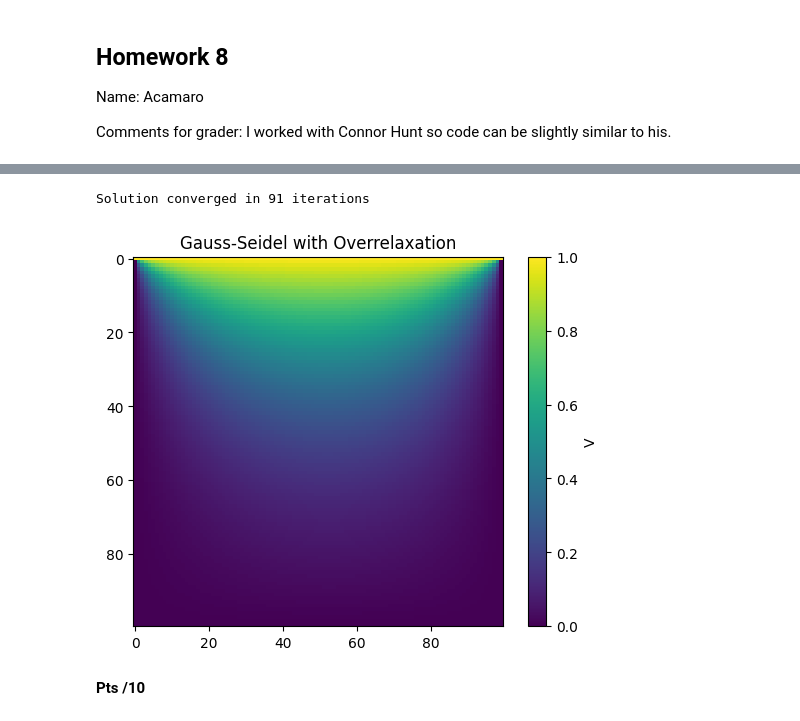
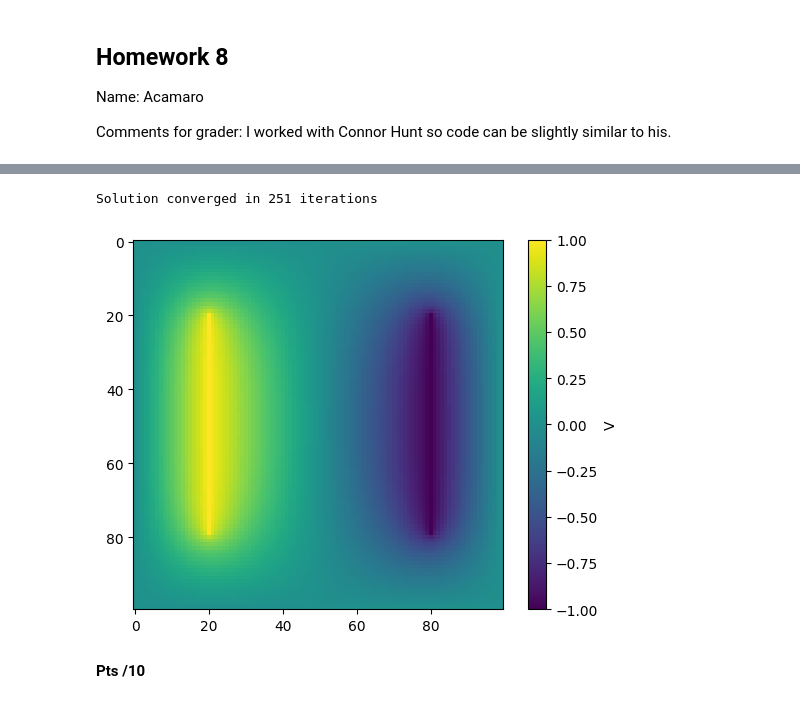
Before and after one commit to AcamaroCutcher/Computational-Physics, a Jupyter notebook: Homework/Homework8/hw8_notebook_2026.ipynb, the cells around one changed output, grey strips where cells are left out. Cells and saved outputs as stored; diff of their text form; code cells hidden in the pictures.

```diff
--- a/Homework/Homework8/hw8_notebook_2026.ipynb
+++ b/Homework/Homework8/hw8_notebook_2026.ipynb
@@ -119,72 +27,51 @@ Solution converged in 2817 iterations with Jacobi method.
 # %%
-"""
-@author: cbute
-
-Program: ex9.2_gauss_seidel_with_overrelaxation
-Purpose: Practice using Gauss-Seidel method with overrelaxation
-Does it work?: Yes
-Other information:
-
-    # code adapted from example 9.1
-    # takes about 30 seconds, at target=1e-6
-"""
+#Type your code here
 import numpy as np
 import matplotlib.pyplot as plt
-import sys
+
+#Grid Parameters
+N = 100
+epsilon = 1e-6
+# define grid spacing
+a = 0.1/N # m
+
+# Initialize Potential Array
+solution = np.zeros([N,N],float)
+# Start Initial Conditions!
+solution[20:80, 20] = 1
+solution[20:80, 80] = -1
+
 
 def phi(i,j,V):
     omega  = 0.9
     return (1.0+omega)*(V[j, i+1]+V[j,i-1]+V[j+1,i]+V[j-1,i])/4 - omega*V[j,i]
-
-
-# define boundary potentials
-Vtop = 1.0 #volt
-Vbottom = 0.0 #volt
-Vleft = 0.0 #volt
-Vright = 0.0 #volt
-
-# define grid spacing
-a = 1e-2 # m
-
-# grid size, assume square
-N = 100
-
-# create array to hold potential, and initialize to 0
-solution = np.zeros([N,N], float)
-
-# place boundary values in phi array
-# careful values do not overwrite one another.
-solution[N-1,:] = Vbottom
-solution[:,0] = Vleft
-solution[:,N-1] = Vright
-solution[0,:] = Vtop
-
-# set error target
-epsilon = 1e-3 # volt
 
 # create logical convergence variable
 converge = False
 
 it = 0 # iteration counter
 while converge == False:
     it += 1
     converge = True
     # calculate new solutions just on the interior points
     for j in range(1,N-1):
         for i in range(1,N-1):
             store = solution[j,i]
             solution[j,i] = phi(i,j,solution) # use the old solutions to calculate new solutions
+            # Start Initial Conditions!
+            solution[20:80, 20] = 1
+            solution[20:80, 80] = -1
             if abs(solution[j,i]-store) > epsilon:
                 converge = False
 
 print ("Solution converged in {} iterations".format(it))
 plt.imshow(solution)
-plt.title("Gauss-Seidel with Overrelaxation")
+
 plt.colorbar(label="V")
 plt.show()
 # %% [output]
-Solution converged in 91 iterations
+Solution converged in 251 iterations
-[figure, old version]
+[figure, new version]
 # %% [markdown]
 **Pts /10**
 # %% [markdown]
```
Also changed, not shown: parts of 5 cells of this notebook.
